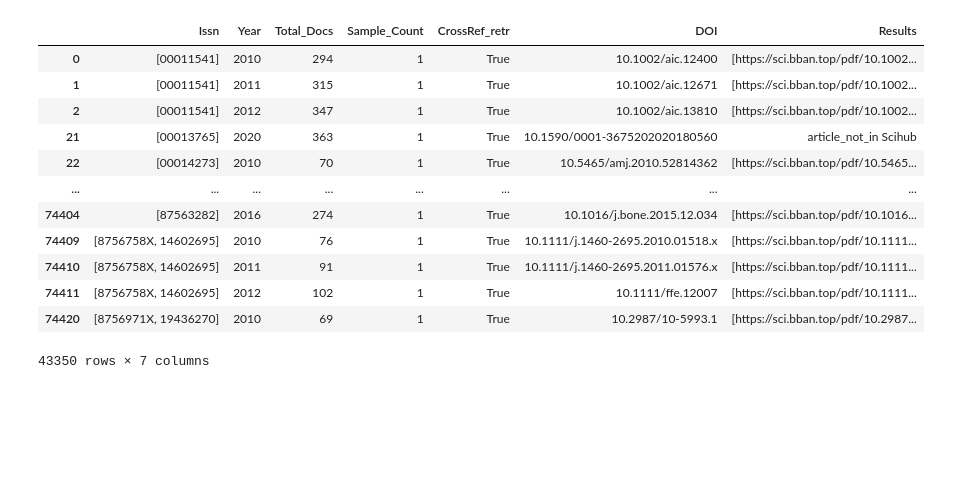
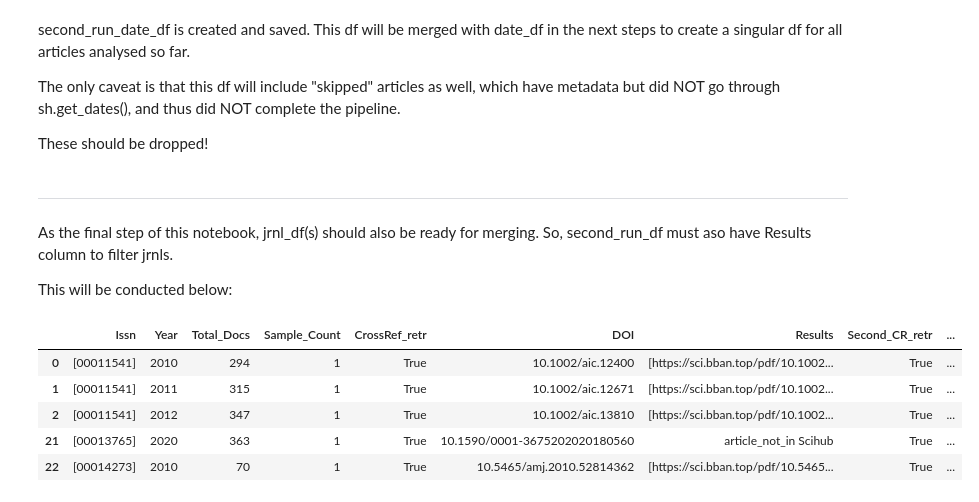
Before and after one commit to Oz-like-the-Wizard/Investigating-the-delay-times-in-academic-publishing, a Jupyter notebook: part4b_second_run.ipynb, the cells around one changed output. Saved outputs shown, nothing was run; the diff lists cells and outputs as text; code cells hidden in the pictures; blank space fills up the shorter version.

Commit message:
date_df & retr_onetwo analysis

```diff
--- a/part4b_second_run.ipynb
+++ b/part4b_second_run.ipynb
@@ -19,0 +48,24 @@ ogi_works = Works(etiquette=my_etiquette)
+# %%
+cet_second_run = second_run_df[:15000]
+sum_second_run = second_run_df[15000:30000]
+ogi_second_run = second_run_df[30000:]
+# %%
+# The Ogi loop code:
+
+issn_rry = ogi_second_run.Issn.values
+year_rry = ogi_second_run.Year.values
+
+ogi_meta_list = []
+useful_cols = ['DOI', 'references-count', 'publisher', 'published-print', 'is-referenced-by-count', 'title', 'author', 'published-online', 'reference', 'container-title', 'issued', 'ISSN', 'subject']
+
+for i in range(len(ogi_second_run)):
+    issn = issn_rry[i]
+    year = year_rry[i]
+    loop_meta = [w for w in ogi_works.filter(issn=issn, from_pub_date=year, until_pub_date=year, type="journal-article").sample(2).select(useful_cols)]
+
+    if len(loop_meta) == 0:
+        ogi_second_run.loc[ogi_second_run.index[i],"Second_CR_retr"] = False
+    else:
+        ogi_second_run.loc[ogi_second_run.index[i],"Second_CR_retr"] = True
+
+    ogi_meta_list.extend(loop_meta)
@@ -19,0 +75,18 @@ ogi_works = Works(etiquette=my_etiquette)
+# %%
+%store -r ogi_meta_list
+%store -r ogi_second_run
+
+with open("cet_meta_list", "rb") as fp:
+    cet_meta_list = pickle.load(fp)
+
+with open("cet_second_run", "rb") as fp:
+    cet_second_run = pickle.load(fp)
+
+with open("sum_meta_list", "rb") as fp:
+    sum_meta_list = pickle.load(fp)
+
+with open("sum_second_run", "rb") as fp:
+    sum_second_run = pickle.load(fp)
+# %%
+# to get "Second_CR_retr" column:
+second_run_df = pd.concat([cet_second_run,sum_second_run, ogi_second_run], verify_integrity=True)
@@ -20,16 +242,21 @@ ogi_works = Works(etiquette=my_etiquette)
+# %% [markdown]
+second_run_date_df is created and saved. This df will be merged with date_df in the next steps to create a singular df for all articles analysed so far.
+
+The only caveat is that this df will include "skipped" articles as well, which have metadata but did NOT go through sh.get_dates(), and thus did NOT complete the pipeline.
+
+These should be dropped!
+# %% [markdown]
+---
+
+As the final step of this notebook, jrnl_df(s) should also be ready for merging. So, second_run_df must aso have Results column to filter jrnls.
+
+This will be conducted below:
 # %%
-second_run_df
+second_run_df.head()
 # %% [output]
-|  | Issn | Year | Total_Docs | Sample_Count | CrossRef_retr | DOI | Results |
-| 0 | [00011541] | 2010 | 294 | 1 | True | 10.1002/aic.12400 | [https://sci.bban.top/pdf/10.1002... |
-| 1 | [00011541] | 2011 | 315 | 1 | True | 10.1002/aic.12671 | [https://sci.bban.top/pdf/10.1002... |
-| 2 | [00011541] | 2012 | 347 | 1 | True | 10.1002/aic.13810 | [https://sci.bban.top/pdf/10.1002... |
-| 21 | [00013765] | 2020 | 363 | 1 | True | 10.1590/0001-3675202020180560 | article_not_in Scihub |
-| 22 | [00014273] | 2010 | 70 | 1 | True | 10.5465/amj.2010.52814362 | [https://sci.bban.top/pdf/10.5465... |
-| ... | ... | ... | ... | ... | ... | ... | ... |
-| 74404 | [87563282] | 2016 | 274 | 1 | True | 10.1016/j.bone.2015.12.034 | [https://sci.bban.top/pdf/10.1016... |
-| 74409 | [8756758X, 14602695] | 2010 | 76 | 1 | True | 10.1111/j.1460-2695.2010.01518.x | [https://sci.bban.top/pdf/10.1111... |
-| 74410 | [8756758X, 14602695] | 2011 | 91 | 1 | True | 10.1111/j.1460-2695.2011.01576.x | [https://sci.bban.top/pdf/10.1111... |
-| 74411 | [8756758X, 14602695] | 2012 | 102 | 1 | True | 10.1111/ffe.12007 | [https://sci.bban.top/pdf/10.1111... |
-| 74420 | [8756971X, 19436270] | 2010 | 69 | 1 | True | 10.2987/10-5993.1 | [https://sci.bban.top/pdf/10.2987... |
+|  | Issn | Year | Total_Docs | Sample_Count | CrossRef_retr | DOI | Results | Second_CR_retr | ... |
+| 0 | [00011541] | 2010 | 294 | 1 | True | 10.1002/aic.12400 | [https://sci.bban.top/pdf/10.1002... | True | ... |
+| 1 | [00011541] | 2011 | 315 | 1 | True | 10.1002/aic.12671 | [https://sci.bban.top/pdf/10.1002... | True | ... |
+| 2 | [00011541] | 2012 | 347 | 1 | True | 10.1002/aic.13810 | [https://sci.bban.top/pdf/10.1002... | True | ... |
+| 21 | [00013765] | 2020 | 363 | 1 | True | 10.1590/0001-3675202020180560 | article_not_in Scihub | True | ... |
+| 22 | [00014273] | 2010 | 70 | 1 | True | 10.5465/amj.2010.52814362 | [https://sci.bban.top/pdf/10.5465... | True | ... |
-43350 rows × 7 columns
```
Also changed, not shown: parts of 44 cells of this notebook, 4 other files.
